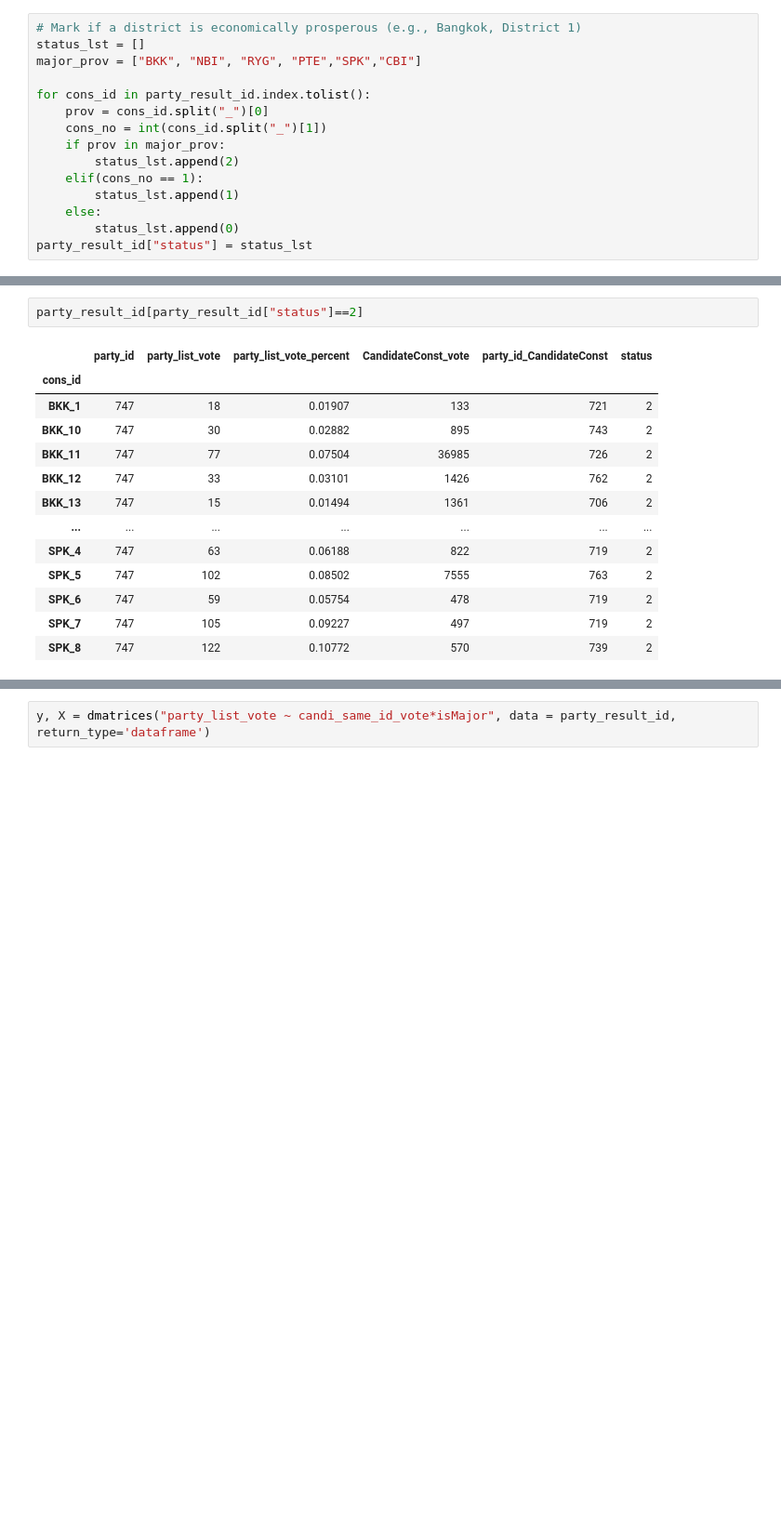
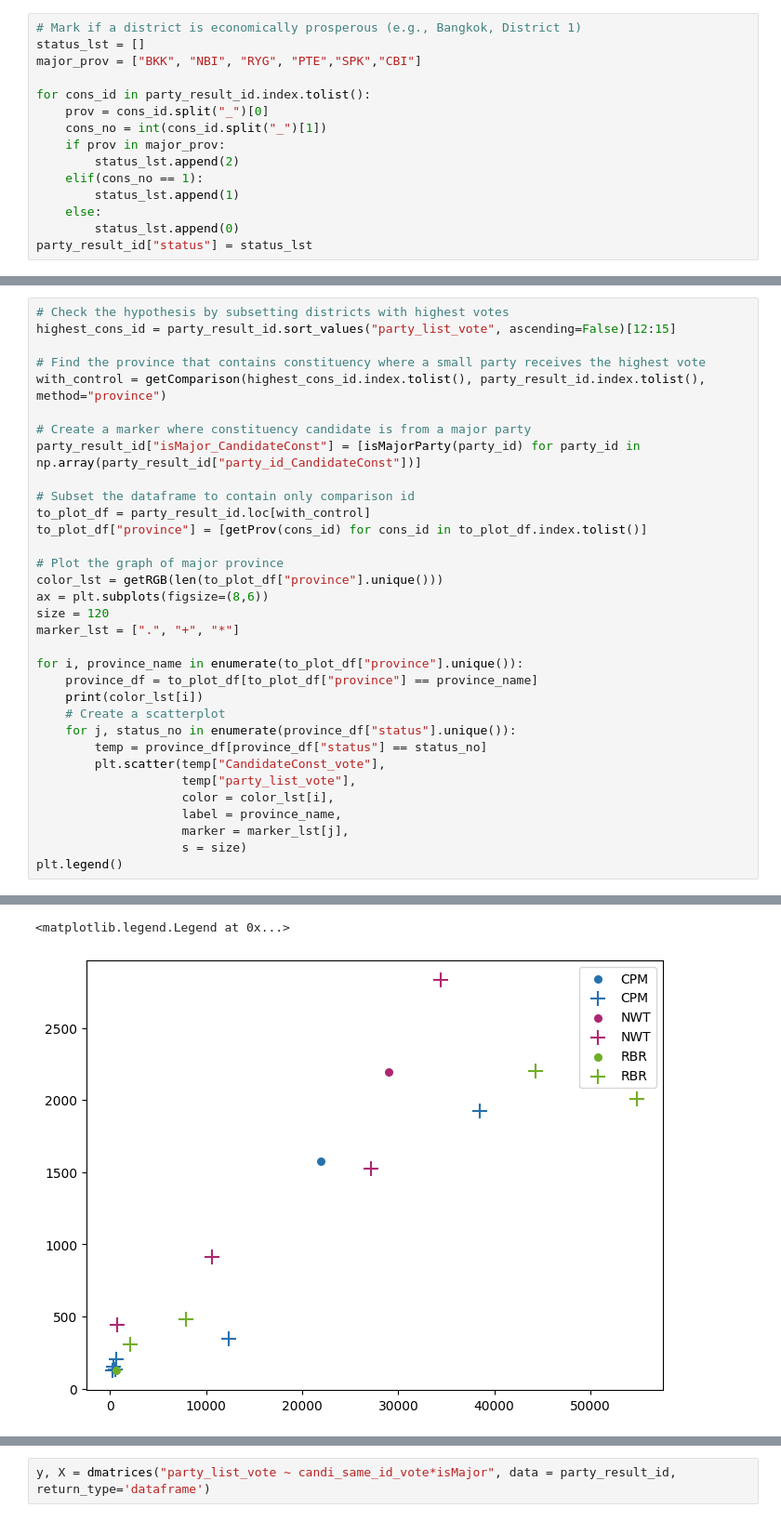
Before and after one commit to peemlerd/thai-election66, a Jupyter notebook: small_party.ipynb, the cells around one changed output, grey strips where cells are left out. Shown: that part at 93% size. Saved outputs shown, nothing was run; the diff lists cells and outputs as text; blank space fills up the shorter version.

```diff
--- a/small_party.ipynb
+++ b/small_party.ipynb
@@ -125,16 +212,34 @@ plt.legend()
 # %%
-party_result_id[party_result_id["status"]==2]
+# Check the hypothesis by subsetting districts with highest votes
+highest_cons_id = party_result_id.sort_values("party_list_vote", ascending=False)[12:15]
+
+# Find the province that contains constituency where a small party receives the highest vote
+with_control = getComparison(highest_cons_id.index.tolist(), party_result_id.index.tolist(), method="province")
+
+# Create a marker where constituency candidate is from a major party
+party_result_id["isMajor_CandidateConst"] = [isMajorParty(party_id) for party_id in np.array(party_result_id["party_id_CandidateConst"])]
+
+# Subset the dataframe to contain only comparison id
+to_plot_df = party_result_id.loc[with_control]
+to_plot_df["province"] = [getProv(cons_id) for cons_id in to_plot_df.index.tolist()]
+
+# Plot the graph of major province
+color_lst = getRGB(len(to_plot_df["province"].unique()))
+ax = plt.subplots(figsize=(8,6))
+size = 120
+marker_lst = [".", "+", "*"]
+
+for i, province_name in enumerate(to_plot_df["province"].unique()):
+    province_df = to_plot_df[to_plot_df["province"] == province_name]
+    print(color_lst[i])
+    # Create a scatterplot
+    for j, status_no in enumerate(province_df["status"].unique()):
+        temp = province_df[province_df["status"] == status_no]
+        plt.scatter(temp["CandidateConst_vote"],
+                    temp["party_list_vote"],
+                    color = color_lst[i],
+                    label = province_name,
+                    marker = marker_lst[j],
+                    s = size)
+plt.legend()
 # %% [output]
-|  | party_id | party_list_vote | party_list_vote_percent | CandidateConst_vote | party_id_CandidateConst | status |
-| cons_id |  |  |  |  |  |  |
-| BKK_1 | 747 | 18 | 0.01907 | 133 | 721 | 2 |
-| BKK_10 | 747 | 30 | 0.02882 | 895 | 743 | 2 |
-| BKK_11 | 747 | 77 | 0.07504 | 36985 | 726 | 2 |
-| BKK_12 | 747 | 33 | 0.03101 | 1426 | 762 | 2 |
-| BKK_13 | 747 | 15 | 0.01494 | 1361 | 706 | 2 |
-| ... | ... | ... | ... | ... | ... | ... |
-| SPK_4 | 747 | 63 | 0.06188 | 822 | 719 | 2 |
-| SPK_5 | 747 | 102 | 0.08502 | 7555 | 763 | 2 |
-| SPK_6 | 747 | 59 | 0.05754 | 478 | 719 | 2 |
-| SPK_7 | 747 | 105 | 0.09227 | 497 | 719 | 2 |
-| SPK_8 | 747 | 122 | 0.10772 | 570 | 739 | 2 |
@@ -141,0 +249,2 @@ party_result_id[party_result_id["status"]==2]
+<matplotlib.legend.Legend at 0x...>
+[figure, added]
```
Also changed, not shown: parts of 14 cells of this notebook, 2 other files.
